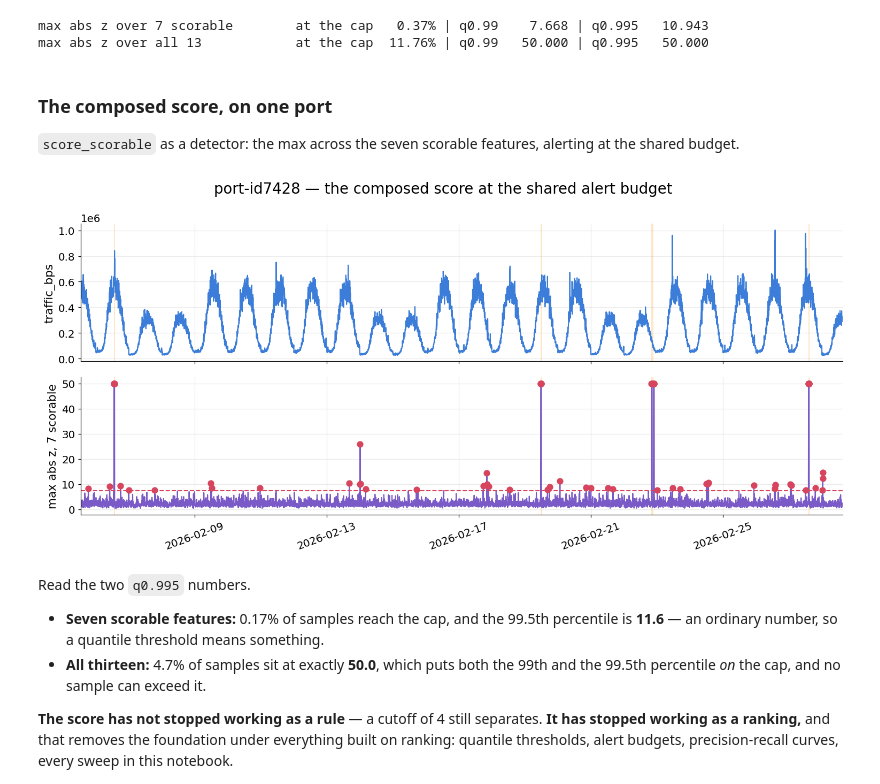
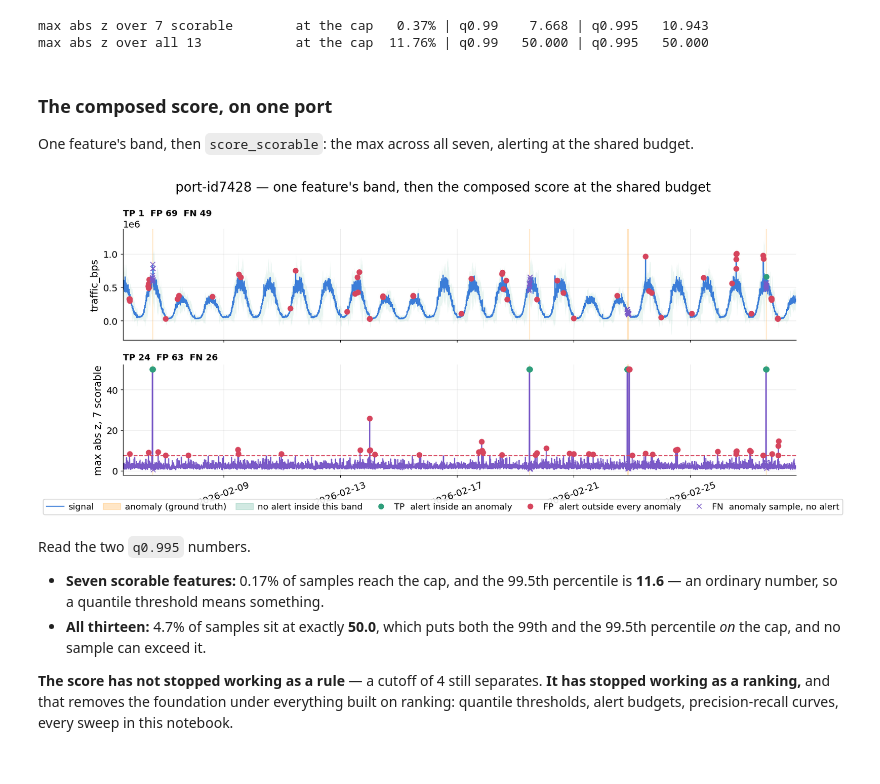
Before and after one commit to kevin880987/aiops-anomaly-zero-to-hero, a Jupyter notebook: labs/workshop/02.ipynb, the cells around one changed output. Drawn from its saved outputs; the diff is of its cells as text; code cells hidden in the pictures; blank space fills up the shorter version.

```diff
--- a/labs/workshop/02.ipynb
+++ b/labs/workshop/02.ipynb
@@ -669,20 +667,28 @@ Two structural notes worth more than the numbers.
   12.
 - **The interesting part:** what happens when the six degenerate features join in.
 # %%
-def robust_z_matrix(data=df, cols=None, ports=None, window=None, cap=50.0, floor_frac=0.05):
+def robust_z_matrix(data=df, cols=None, ports=None, window=None, cap=50.0, floor_frac=0.05,
+                    return_bands=False):
     """Absolute robust z for every column, per port, capped. Same length as data.
 
     The cap and the floor are numerical guards: without the floor a quiet stretch drives the MAD
     toward zero and any deviation scores in the thousands. Both are named here rather than buried,
     because the next cell is about what they do to the score's own distribution.
+
+    return_bands=True also returns {col: (centre, scale)}, the rolling median and MAD each
+    column's z was actually divided by. Composing several columns into one score discards the
+    band — a max has no single signal left to draw one on — but any one column going in still
+    has one, and that pair is what draws it.
     """
     cols = SCORABLE if cols is None else cols
     ports = PORTS if ports is None else ports
     window = WINDOW if window is None else window
     mp = max(3, window // 3)
-    out = {}
+    out, bands = {}, {}
     for col in cols:
         z = pd.Series(np.nan, index=data.index, dtype=float)
+        centre = pd.Series(np.nan, index=data.index, dtype=float)
+        scale = pd.Series(np.nan, index=data.index, dtype=float)
         for pid in ports:
             gi = data.index[data["port_id"] == pid]
             prev = data.loc[gi, col].shift(1)
@@ -690,9 +696,13 @@ def robust_z_matrix(data=df, cols=None, ports=None, window=None, cap=50.0, floor
             sc = (prev - c).abs().rolling(window, min_periods=mp).median() * 1.4826
             whole = data.loc[gi, col].to_numpy(dtype=float)
             fl = max(floor_frac * 1.4826 * np.median(np.abs(whole - np.median(whole))), 1e-12)
-            z.loc[gi] = ((data.loc[gi, col] - c) / sc.fillna(fl).clip(lower=fl)).clip(-cap, cap)
+            sc = sc.fillna(fl).clip(lower=fl)
+            z.loc[gi] = ((data.loc[gi, col] - c) / sc).clip(-cap, cap)
+            centre.loc[gi], scale.loc[gi] = c, sc
         out[col] = z.abs()
-    return pd.DataFrame(out, index=data.index)
+        bands[col] = (centre, scale)
+    scores = pd.DataFrame(out, index=data.index)
+    return (scores, bands) if return_bands else scores
 
 
 CAP = 50.0            # the score cap, and the whole subject of this step
@@ -715,16 +725,25 @@ max abs z over all 13            at the cap  11.76% | q0.99   50.000 | q0.995
 # %% [markdown]
 ### The composed score, on one port
 
-`score_scorable` as a detector: the max across the seven scorable features, alerting at the
-shared budget.
+One feature's band, then `score_scorable`: the max across all seven, alerting at the shared
+budget.
 # %%
-port8 = PORTS[1]
-g8 = series_of(port=port8, col=COLUMNS[0], data=df)
+port8, demo_col = PORTS[1], COLUMNS[0]
+g8 = series_of(port=port8, col=demo_col, data=df)
 sc_port8 = score_scorable.loc[df.index[df["port_id"] == port8]].to_numpy()
-plot_series(g8, scores={f"max abs z, {len(SCORABLE)} scorable": sc_port8},
-            budget=BUDGET, title=f"{port8} — the composed score at the shared alert budget")
+
+_, demo_bands = robust_z_matrix(data=df, cols=[demo_col], ports=PORTS, window=WINDOW,
+                                cap=CAP, floor_frac=0.05, return_bands=True)
+centre8, scale8 = (s.loc[df.index[df["port_id"] == port8]].to_numpy()
+                   for s in demo_bands[demo_col])
+
+plot_series(g8,
+           bands={demo_col: (g8["value"], centre8 - 4 * scale8, centre8 + 4 * scale8)},
+           scores={f"max abs z, {len(SCORABLE)} scorable": sc_port8},
+           budget=BUDGET,
+           title=f"{port8} — one feature's band, then the composed score at the shared budget")
 # %% [output]
-[figure, old version]
+[figure, new version]
 # %% [markdown]
 Read the two `q0.995` numbers.
 
```
Also changed, not shown: parts of 8 cells of this notebook, 3 other files.
